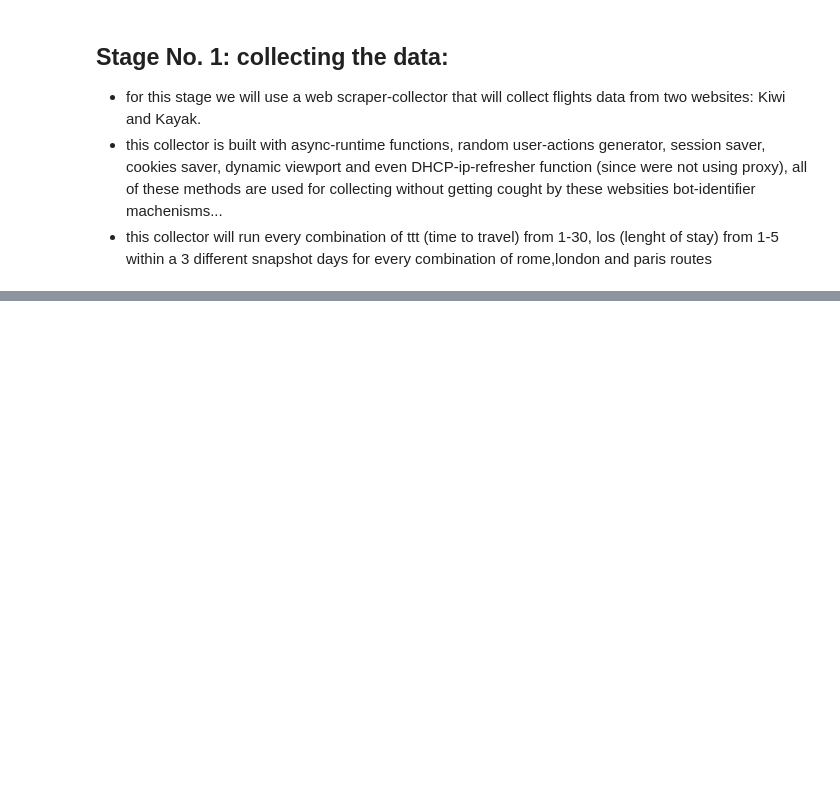
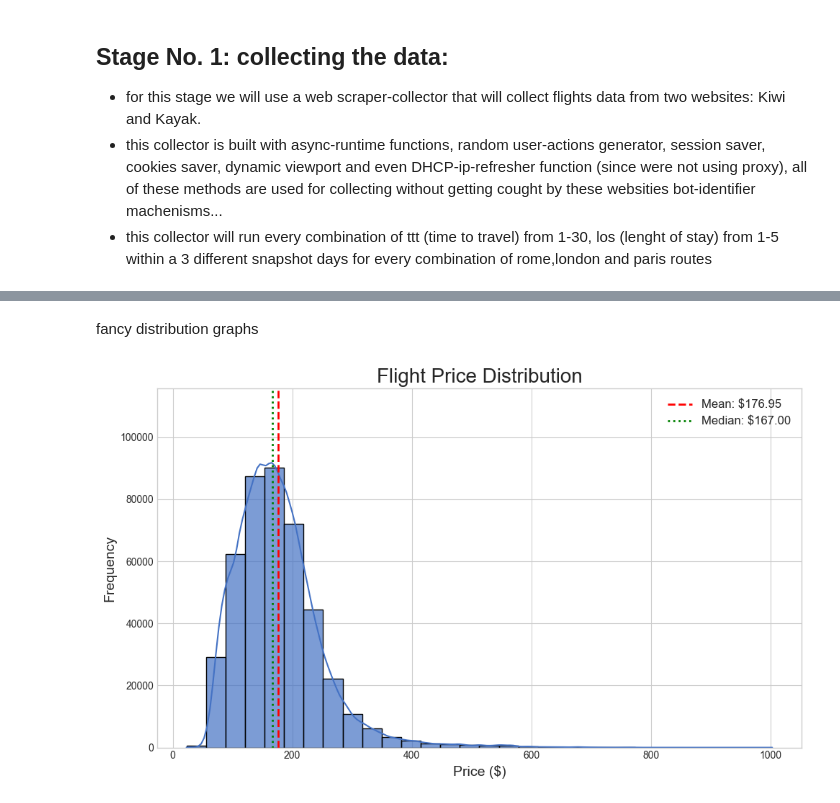
Before and after one commit to Shlezman/DS-Scarping, a Jupyter notebook: project.ipynb, the cells around one changed output, grey strips where cells are left out. Drawn from its saved outputs; the diff is of its cells as text; code cells hidden in the pictures; blank space fills up the shorter version.

```diff
--- a/project.ipynb
+++ b/project.ipynb
@@ -131,0 +166,12 @@ lets convert the hours to int format, and remove dummy vars
+# %%
+from currency_converter import CurrencyConverter
+
+c = CurrencyConverter()
+
+data['price'] = data['price'].apply(
+    lambda x: (
+        c.convert(float(x.replace('₪ ', '').replace(',', '')), 'ILS', 'USD') if '₪ ' in x
+        else float(x.replace('$', '').replace(',', '')) if '$' in x
+        else None
+    )
+)
@@ -131,0 +180,5 @@ lets convert the hours to int format, and remove dummy vars
+# %%
+
+data['departure_date'] = pd.to_datetime(data['departure_date'])
+
+data['day_of_week'] = data['departure_date'].dt.day_name()
@@ -131,0 +187,2 @@ lets convert the hours to int format, and remove dummy vars
+# %%
+data['route'] = data['origin_city'] + ' → ' + data['destination_city']
@@ -131,0 +199,28 @@ lets convert the hours to int format, and remove dummy vars
+# %% [markdown]
+fancy distribution graphs
+# %%
+plt.style.use('seaborn-v0_8-whitegrid')
+
+plt.figure(figsize=(10, 6))
+plt.title('Flight Price Distribution', fontsize=20)
+
+sns.histplot(data['price'].dropna(), bins=30, kde=True, color='#4472C4',
+             edgecolor='black', alpha=0.7)
+
+mean_price = data['price'].mean()
+median_price = data['price'].median()
+plt.axvline(mean_price, color='red', linestyle='--', linewidth=2,
+            label=f'Mean: ${mean_price:.2f}')
+plt.axvline(median_price, color='green', linestyle=':', linewidth=2,
+            label=f'Median: ${median_price:.2f}')
+
+plt.ylim(0, plt.ylim()[1] * 1.2)
+
+plt.xlabel('Price ($)', fontsize=14)
+plt.ylabel('Frequency', fontsize=14)
+plt.legend(fontsize=12)
+
+plt.tight_layout()
+plt.show()
+# %% [output]
+[figure, added]
```
Also changed, not shown: parts of 35 cells of this notebook.
